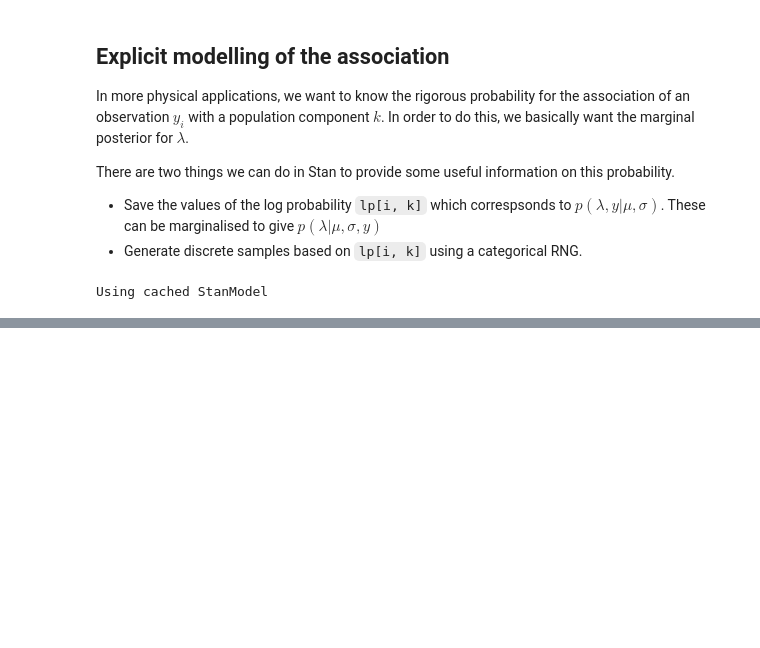
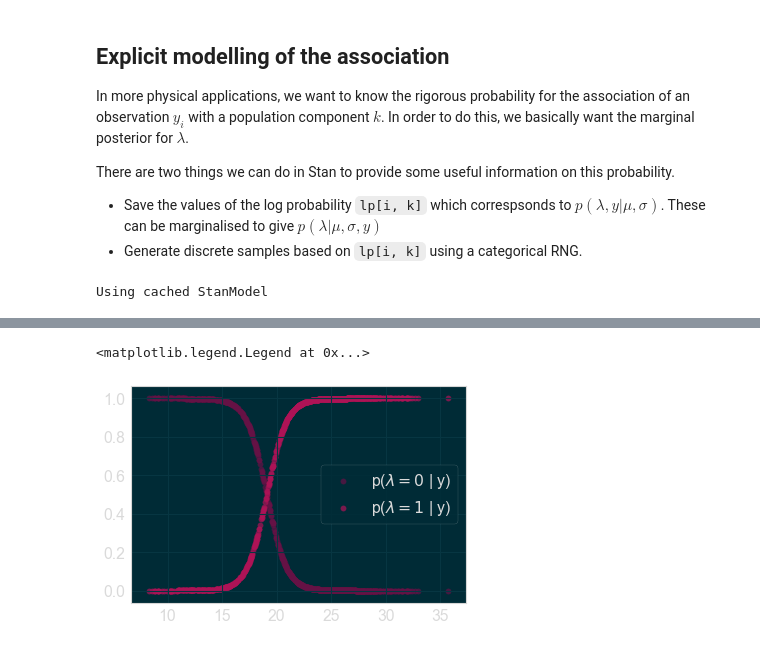
Before and after one commit to cescalara/association, a Jupyter notebook: association.ipynb, the cells around one changed output, grey strips where cells are left out. Drawn from its saved outputs; the diff is of its cells as text; code cells hidden in the pictures; blank space fills up the shorter version.

```diff
--- a/association.ipynb
+++ b/association.ipynb
@@ -115,5 +116,8 @@ Using cached StanModel
 # fit this model
 explicit_fit = explicit_model.sampling(data = data, iter = 1000,
                                        chains = 4, seed = 19920715)
-print(explicit_fit)
+
+# avoid printing the fit, as now mnay parameters
+#print(explicit_fit)
+ex = explicit_fit.extract(permuted = False)
 # %% [output]
@@ -164,0 +139,32 @@ print(lpp)
+# %%
+# answer: what is the probability that observation i comes from component k?
+
+# find relevant starting index to extract
+i_y0_l0 = 5
+i_y0_l1 = 5 + 1000
+
+# find normalised marginal probability
+# associated with each observation
+lp_l0 = []
+lp_l1 = []
+prob_l0 = []
+prob_l1 = []
+for i in range(len(y_simu)):
+    # extract all iterations for all chains
+    lp_i_l0 = np.transpose(ex)[i_y0_l0 + i][:][:].flatten()
+    lp_i_l1 = np.transpose(ex)[i_y0_l1 + i][:][:].flatten()
+    # exponentiate and average
+    lp_l0.append(np.mean(np.exp(lp_i_l0)))
+    lp_l1.append(np.mean(np.exp(lp_i_l1)))
+    # normalise
+    norm = (lp_l0[i] + lp_l1[i])
+    prob_l0.append(lp_l0[i] / norm)
+    prob_l1.append(lp_l1[i] / norm)
+
+# plot the probabilities for different values of y_i
+plt.scatter(y_simu, prob_l0, alpha = 0.7, label = 'p($\lambda = 0$ | y)')
+plt.scatter(y_simu, prob_l1, alpha = 0.7, label = 'p($\lambda = 1$ | y)')
+plt.legend()
+# %% [output]
+<matplotlib.legend.Legend at 0x...>
+[figure, added]
```
Also changed, not shown: parts of 8 cells of this notebook, 2 other files.
